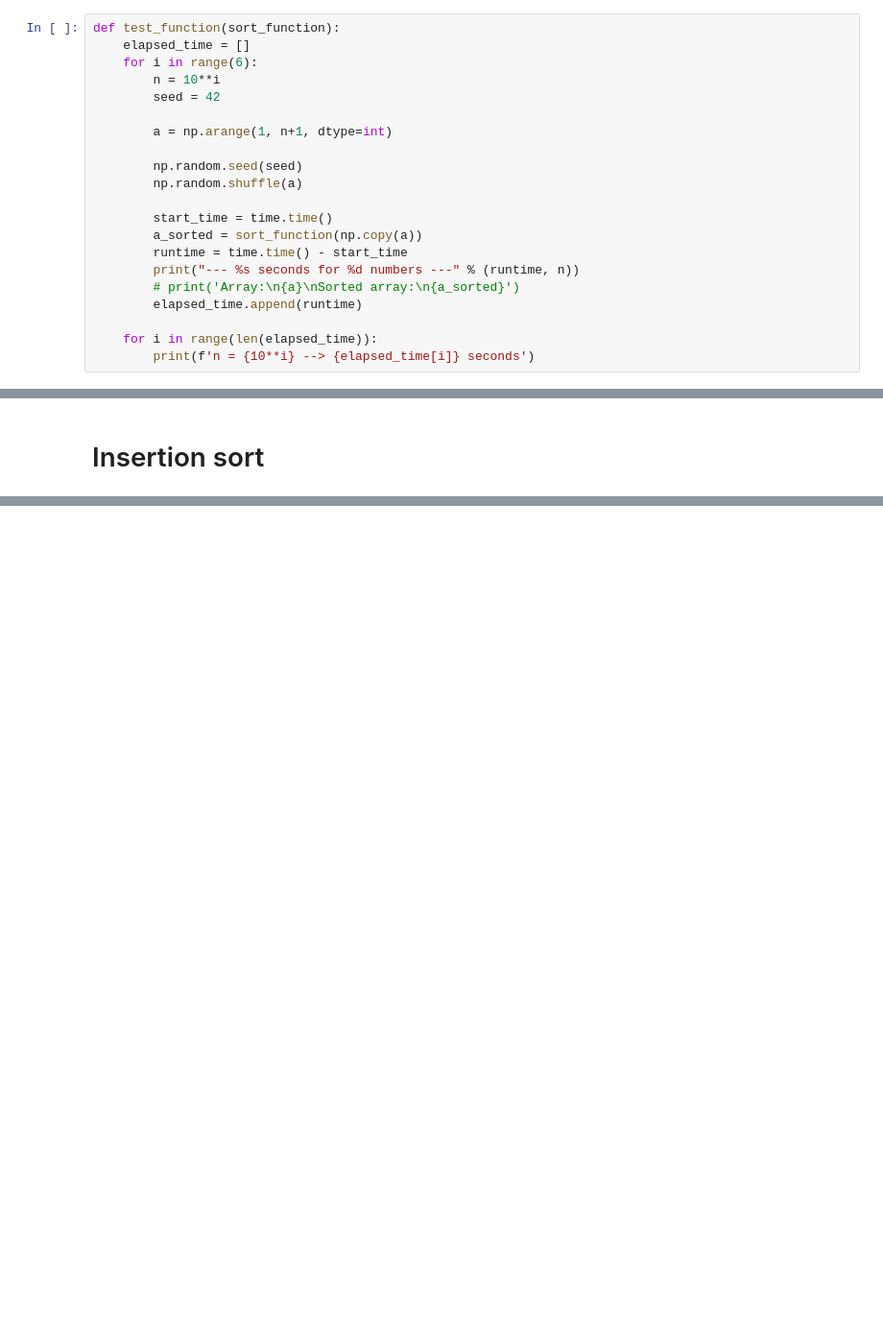
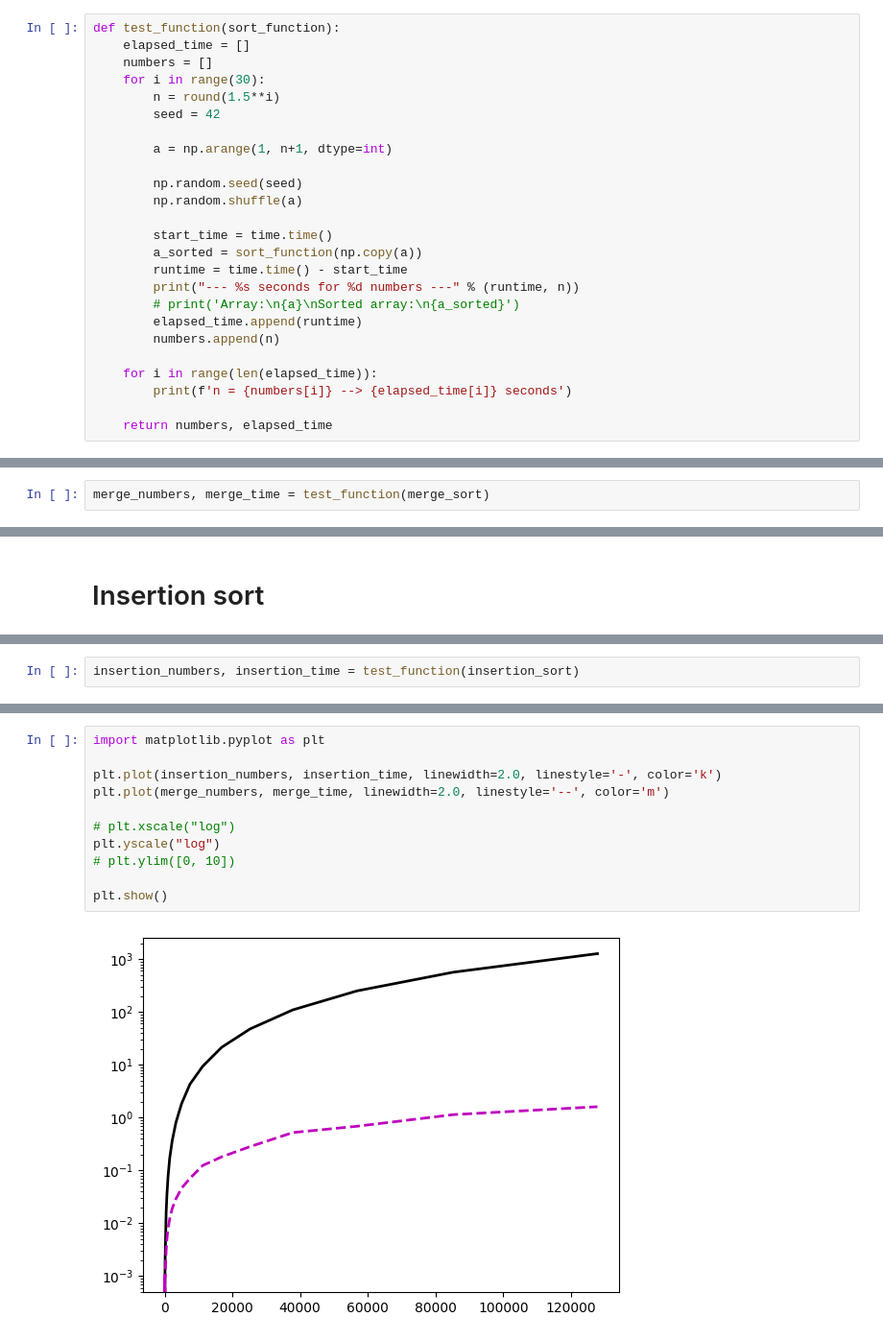
Before and after one commit to gabrielpalves/Intro2Algorithms, a Jupyter notebook: Intro/test_sorting_algorithms.ipynb, the cells around one changed output, grey strips where cells are left out. Shown at 96% size. Drawn from its saved outputs; the diff is of its cells as text; blank space fills up the shorter version.

```diff
--- a/Intro/test_sorting_algorithms.ipynb
+++ b/Intro/test_sorting_algorithms.ipynb
@@ -8,8 +8,9 @@ from merge_sort import merge_sort
 # %%
 def test_function(sort_function):
     elapsed_time = []
-    for i in range(6):
-        n = 10**i
+    numbers = []
+    for i in range(30):
+        n = round(1.5**i)
         seed = 42
 
         a = np.arange(1, n+1, dtype=int)
@@ -23,8 +24,11 @@ def test_function(sort_function):
         print("--- %s seconds for %d numbers ---" % (runtime, n))
         # print('Array:\n{a}\nSorted array:\n{a_sorted}')
         elapsed_time.append(runtime)
+        numbers.append(n)
 
     for i in range(len(elapsed_time)):
-        print(f'n = {10**i} --> {elapsed_time[i]} seconds')
+        print(f'n = {numbers[i]} --> {elapsed_time[i]} seconds')
+
+    return numbers, elapsed_time
 # %% [markdown]
 # Merge sort
@@ -45,0 +35,2 @@ n = 100000 --> 1.9673688411712646 seconds
+# %%
+merge_numbers, merge_time = test_function(merge_sort)
@@ -62,0 +57,2 @@ n = 100000 --> 1517.3185019493103 seconds
+# %%
+insertion_numbers, insertion_time = test_function(insertion_sort)
@@ -62,0 +83,13 @@ n = 100000 --> 1517.3185019493103 seconds
+# %%
+import matplotlib.pyplot as plt
+
+plt.plot(insertion_numbers, insertion_time, linewidth=2.0, linestyle='-', color='k')
+plt.plot(merge_numbers, merge_time, linewidth=2.0, linestyle='--', color='m')
+
+# plt.xscale("log")
+plt.yscale("log")
+# plt.ylim([0, 10])
+
+plt.show()
+# %% [output]
+[figure, added]
```
Also changed, not shown: parts of 6 cells of this notebook.
